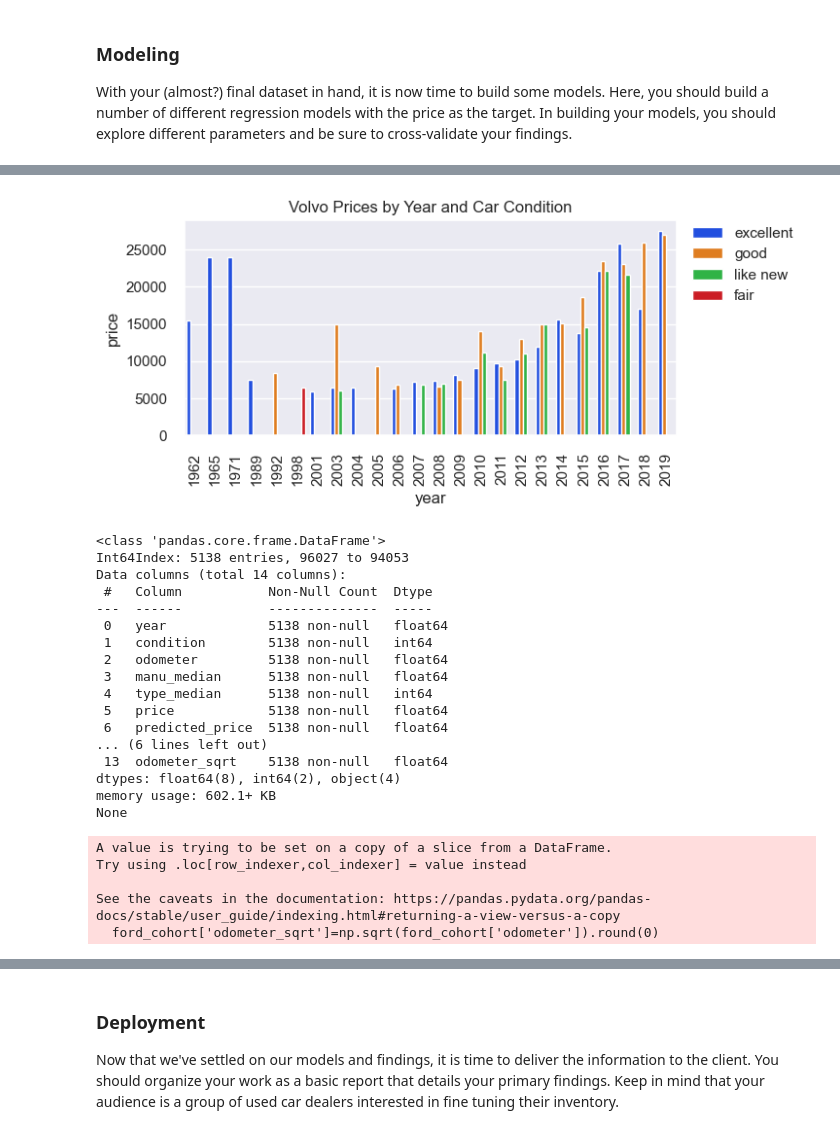
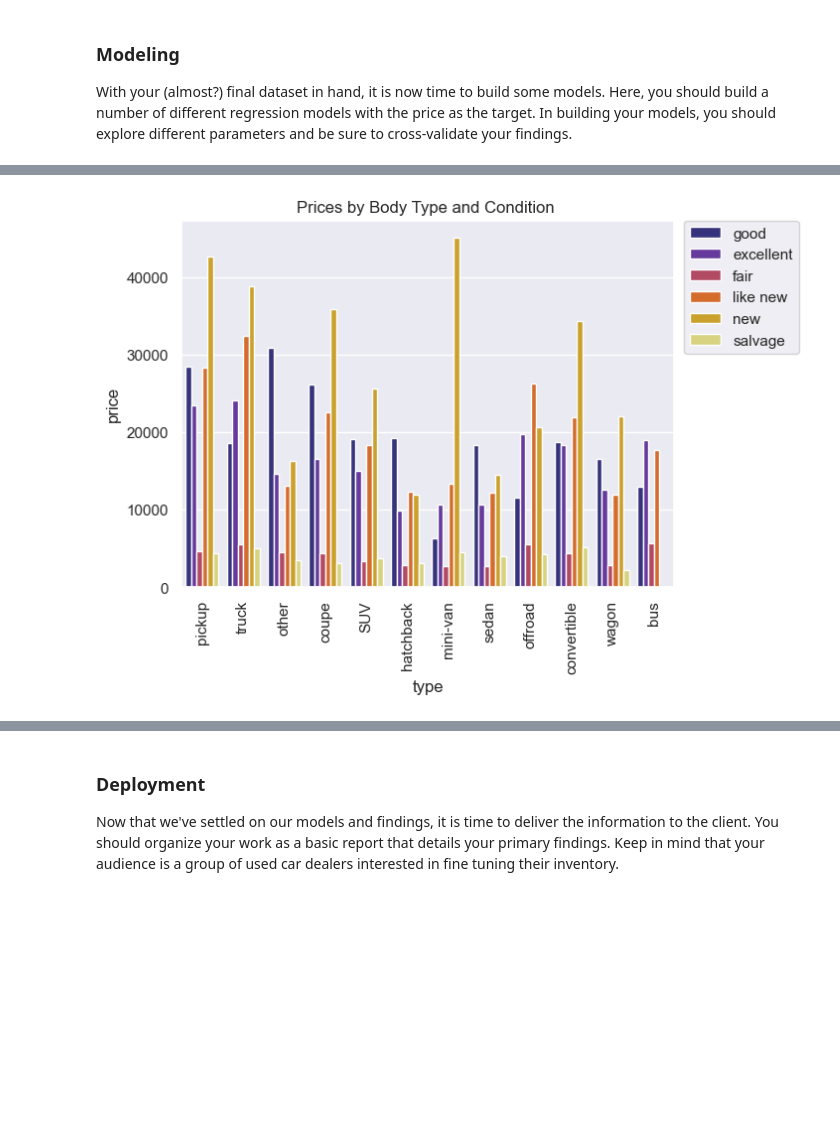
Before and after one commit to JOSHUAGITBERG/auto_price_predictor, a Jupyter notebook: auto_price_predictor.ipynb, the cells around one changed output, grey strips where cells are left out. Cells and saved outputs as stored; diff of their text form; code cells hidden in the pictures; blank space fills up the shorter version.

```diff
--- a/auto_price_predictor.ipynb
+++ b/auto_price_predictor.ipynb
@@ -485,6 +481,8 @@ done!
 # %%
 # Convert new columns to int
 auto['type_median']=auto['type_median'].astype(int)
+auto['manu_median']=auto['manu_median'].astype(int)
+auto['year']=auto['year'].astype(int)
 # %%
 # remove lower end outliers
 # assume cars that cost less than $500 are outliers or out of scope for targeted resale bc profits are small
@@ -740,10 +780,10 @@ df_final['mileage']=df_final.apply(lambda x: getmilage(x['odometer']),axis=1)
 # %%
 #Convert Year into categorical vintage column for presentation and analysis
 def getdecade(x):
-    if x >= 1920 and x <= 1959:
+    if x >= 1900 and x <= 1959:
         return "Artisan Antique"
     if x >= 1960 and x <= 1980:
-        return "Classic"
+        return "Classic Antique"
     if x > 1980 and x <= 1998:
         return "Modern Antique"
     if x > 1998 and x <= 2013:
@@ -937,36 +1097,9 @@ See the caveats in the documentation: https://pandas.pydata.org/pandas-docs/stab
 # %%
-ax3=sns.barplot(data=volvo_cohort,x='year',y='price',hue='car_condition',ci=None).set(title='Volvo Prices by Year and Car Condition')
+ax6=sns.barplot(data=df_final,x='type',y='price',hue='car_condition',ci=None,palette="CMRmap").set(title="Prices by Body Type and Condition ")
+#sns.set_style("winter")
 plt.xticks(rotation=90)
-sns.set_palette("bright")
 plt.legend(bbox_to_anchor=(1.02, 1), loc='upper left', borderaxespad=0)
-fig.savefig("/var/local/data/auto_price_predictor/images/volvo_price_x_year_condition.png")
-plt.show();
+plt.savefig("/var/local/data/auto_price_predictor/images/all_models_price_x_type_condition.png")
+#plt.show();
 # %% [output]
-[figure, old version]
+[figure, new version]
-# %%
-ford_cohort=df_final.query('manufacturer == "ford"')
-ford_cohort['odometer_sqrt']=np.sqrt(ford_cohort['odometer']).round(0)
-print(ford_cohort.info())
-# %% [output]
-<class 'pandas.core.frame.DataFrame'>
-Int64Index: 5138 entries, 96027 to 94053
-Data columns (total 14 columns):
- #   Column           Non-Null Count  Dtype
----  ------           --------------  -----
- 0   year             5138 non-null   float64
- 1   condition        5138 non-null   int64
- 2   odometer         5138 non-null   float64
- 3   manu_median      5138 non-null   float64
- 4   type_median      5138 non-null   int64
- 5   price            5138 non-null   float64
- 6   predicted_price  5138 non-null   float64
-... (6 lines left out)
- 13  odometer_sqrt    5138 non-null   float64
-dtypes: float64(8), int64(2), object(4)
-memory usage: 602.1+ KB
-None
-A value is trying to be set on a copy of a slice from a DataFrame.
-Try using .loc[row_indexer,col_indexer] = value instead
-
-See the caveats in the documentation: https://pandas.pydata.org/pandas-docs/stable/user_guide/indexing.html#returning-a-view-versus-a-copy
-  ford_cohort['odometer_sqrt']=np.sqrt(ford_cohort['odometer']).round(0)
```
Also changed, not shown: parts of 85 cells of this notebook, 13 other files.
